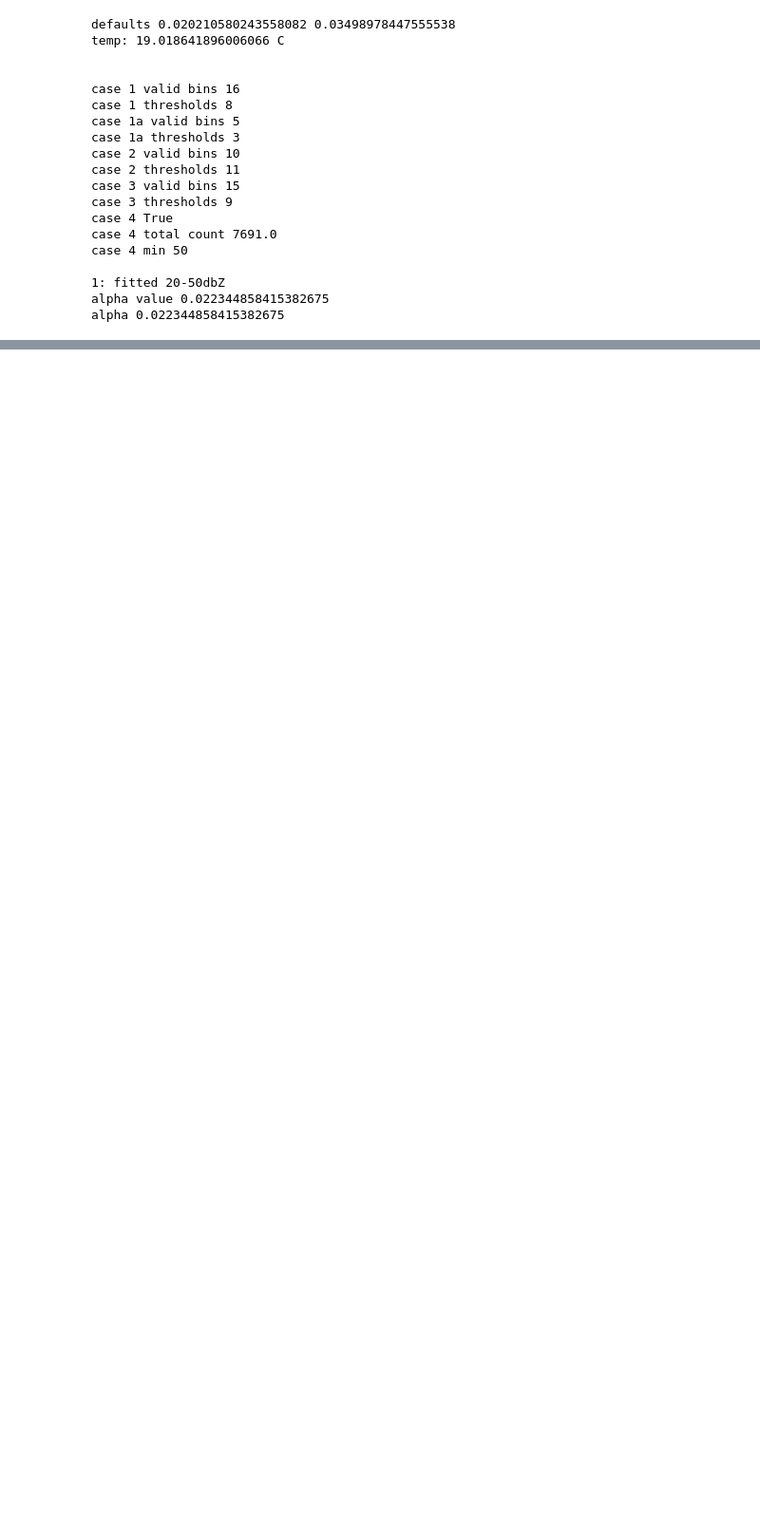
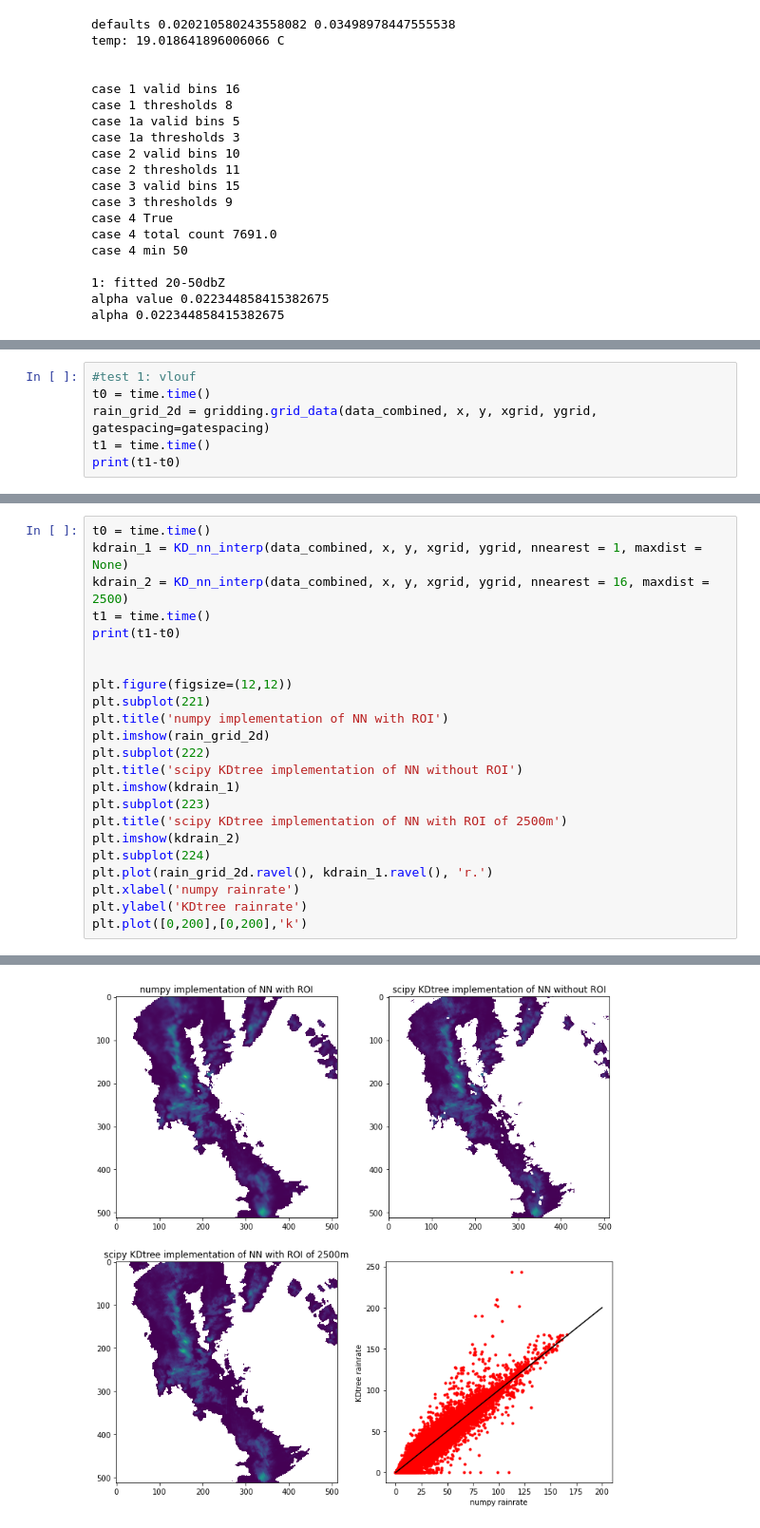
Before and after one commit to joshua-wx/polarimetric_rain, a Jupyter notebook: retrieval/op-testing-v2.ipynb, the cells around one changed output, grey strips where cells are left out. Shown at 95% size. Drawn from its saved outputs; the diff is of its cells as text; blank space fills up the shorter version.

Commit message:
moved to KDtree NN

```diff
--- a/retrieval/op-testing-v2.ipynb
+++ b/retrieval/op-testing-v2.ipynb
@@ -205,0 +243,6 @@ alpha 0.022344858415382675
+# %%
+#test 1: vlouf
+t0 = time.time()
+rain_grid_2d = gridding.grid_data(data_combined, x, y, xgrid, ygrid, gatespacing=gatespacing)
+t1 = time.time()
+print(t1-t0)
@@ -205,0 +338,24 @@ alpha 0.022344858415382675
+# %%
+t0 = time.time()
+kdrain_1 = KD_nn_interp(data_combined, x, y, xgrid, ygrid, nnearest = 1, maxdist = None)
+kdrain_2 = KD_nn_interp(data_combined, x, y, xgrid, ygrid, nnearest = 16, maxdist = 2500)
+t1 = time.time()
+print(t1-t0)
+
+
+plt.figure(figsize=(12,12))
+plt.subplot(221)
+plt.title('numpy implementation of NN with ROI')
+plt.imshow(rain_grid_2d)
+plt.subplot(222)
+plt.title('scipy KDtree implementation of NN without ROI')
+plt.imshow(kdrain_1)
+plt.subplot(223)
+plt.title('scipy KDtree implementation of NN with ROI of 2500m')
+plt.imshow(kdrain_2)
+plt.subplot(224)
+plt.plot(rain_grid_2d.ravel(), kdrain_1.ravel(), 'r.')
+plt.xlabel('numpy rainrate')
+plt.ylabel('KDtree rainrate')
+plt.plot([0,200],[0,200],'k')
+# %% [output]
@@ -206,3 +364,4 @@ alpha 0.022344858415382675
+[figure, added]
 # %%
 #corrected DBZH for rainfall
 
```
Also changed, not shown: parts of 6 cells of this notebook, 6 other files.
